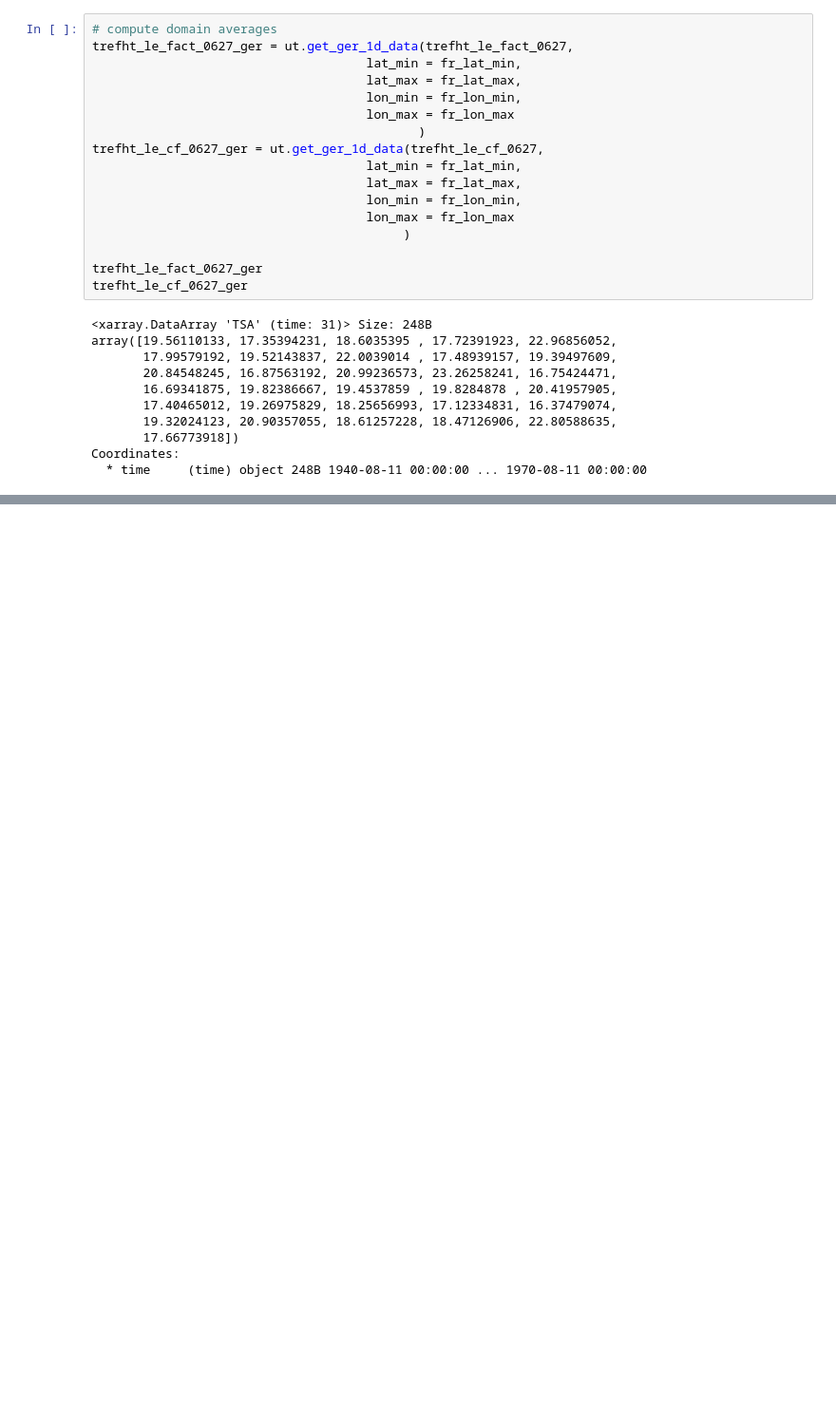
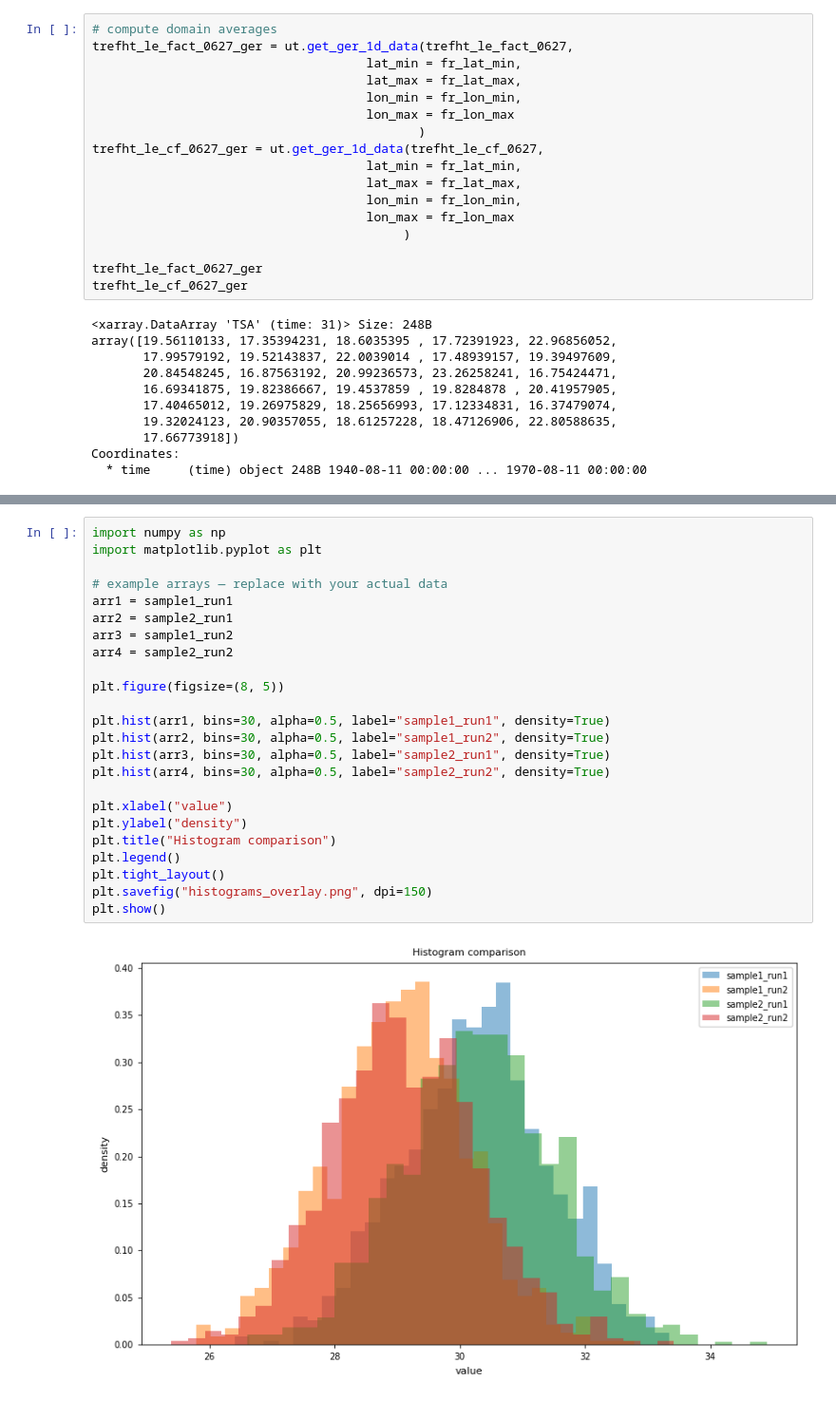
Before and after one commit to Motte12/Towards-a-distributional-autoencoder-for-climate-counterfactuals, a Jupyter notebook: src/analysis/2028_2053_ERA5_attribution_analysis.ipynb, the cells around one changed output, grey strips where cells are left out. Shown at 95% size. Saved outputs shown, nothing was run; the diff lists cells and outputs as text; blank space fills up the shorter version.

```diff
--- a/src/analysis/2028_2053_ERA5_attribution_analysis.ipynb
+++ b/src/analysis/2028_2053_ERA5_attribution_analysis.ipynb
@@ -1231,0 +2587,26 @@ Coordinates:
+# %%
+import numpy as np
+import matplotlib.pyplot as plt
+
+# example arrays — replace with your actual data
+arr1 = sample1_run1
+arr2 = sample2_run1
+arr3 = sample1_run2
+arr4 = sample2_run2
+
+plt.figure(figsize=(8, 5))
+
+plt.hist(arr1, bins=30, alpha=0.5, label="sample1_run1", density=True)
+plt.hist(arr2, bins=30, alpha=0.5, label="sample1_run2", density=True)
+plt.hist(arr3, bins=30, alpha=0.5, label="sample2_run1", density=True)
+plt.hist(arr4, bins=30, alpha=0.5, label="sample2_run2", density=True)
+
+plt.xlabel("value")
+plt.ylabel("density")
+plt.title("Histogram comparison")
+plt.legend()
+plt.tight_layout()
+plt.savefig("histograms_overlay.png", dpi=150)
+plt.show()
+# %% [output]
+[figure, added]
```
Also changed, not shown: parts of 29 cells of this notebook, 22 other files.
